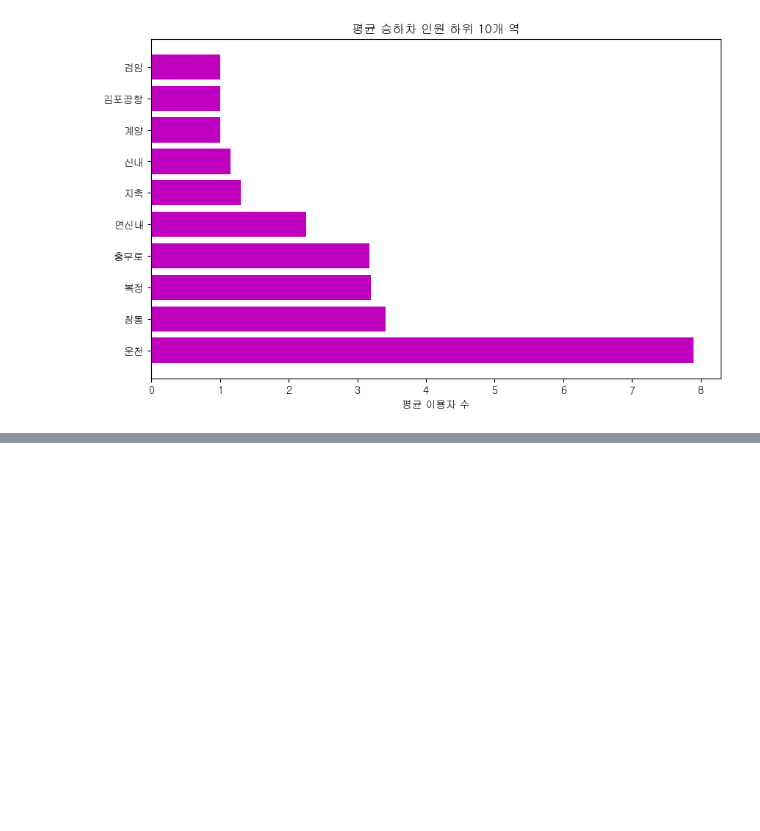
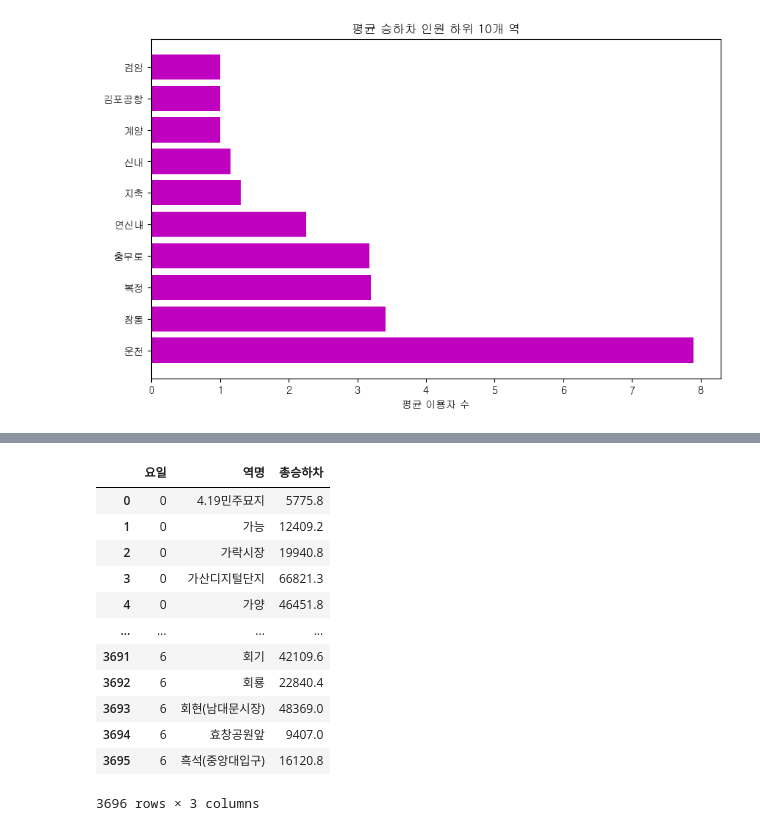
Before and after one commit to bhjin97/hipython_rep, a Jupyter notebook: 01_data_anal_proj/데이터분석 _미니프로젝트.ipynb, the cells around one changed output, grey strips where cells are left out. Saved outputs shown, nothing was run; the diff lists cells and outputs as text; code cells hidden in the pictures; blank space fills up the shorter version.

```diff
--- a/01_data_anal_proj/데이터분석 _미니프로젝트.ipynb
+++ b/01_data_anal_proj/데이터분석 _미니프로젝트.ipynb
@@ -96,0 +129,17 @@ plt.show()
+# %%
+dayp1 = df.groupby(['요일','역명'])['총승하차'].mean().reset_index()
+dayp1
+# %% [output]
+|  | 요일 | 역명 | 총승하차 |
+| 0 | 0 | 4.19민주묘지 | 5775.8 |
+| 1 | 0 | 가능 | 12409.2 |
+| 2 | 0 | 가락시장 | 19940.8 |
+| 3 | 0 | 가산디지털단지 | 66821.3 |
+| 4 | 0 | 가양 | 46451.8 |
+| ... | ... | ... | ... |
+| 3691 | 6 | 회기 | 42109.6 |
+| 3692 | 6 | 회룡 | 22840.4 |
+| 3693 | 6 | 회현(남대문시장) | 48369.0 |
+| 3694 | 6 | 효창공원앞 | 9407.0 |
+| 3695 | 6 | 흑석(중앙대입구) | 16120.8 |
+3696 rows × 3 columns
```
Also changed, not shown: parts of 9 cells of this notebook.
